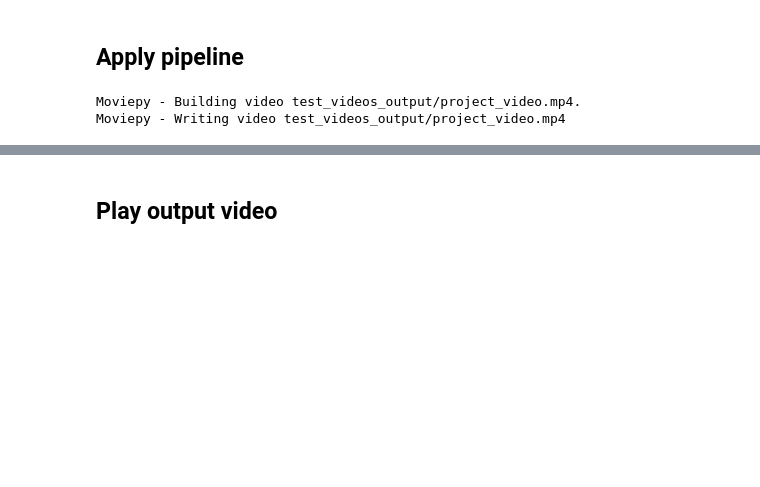
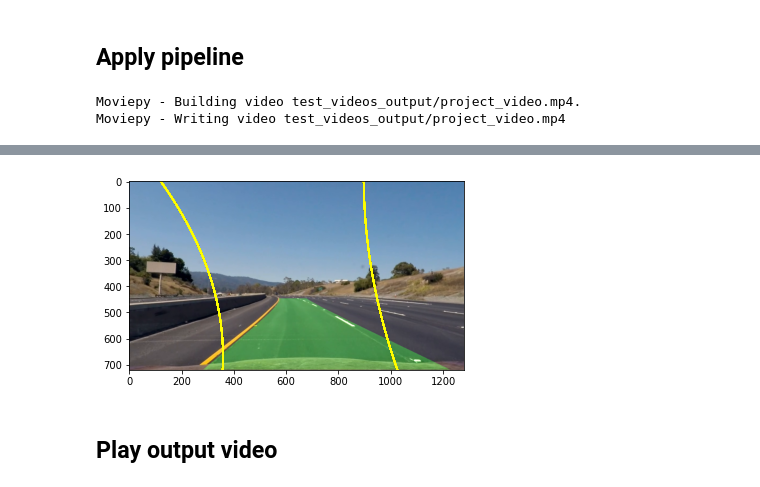
Before and after one commit to NicoBenndorf/Advanced-Lane-Detection, a Jupyter notebook: P2_CarND-Advanced-Lane-Lines.ipynb, the cells around one changed output, grey strips where cells are left out. Cells and saved outputs as stored; diff of their text form; code cells hidden in the pictures; blank space fills up the shorter version.

Commit message:
fix(video_pipeline): fix some errors that come up in pipeline use

```diff
--- a/P2_CarND-Advanced-Lane-Lines.ipynb
+++ b/P2_CarND-Advanced-Lane-Lines.ipynb
@@ -443,12 +411,14 @@ def search_around_poly(binary_warped, left_fit_last, right_fit_last):
 # %%
 # check if prior exists, or if we have to search lane from scratch
 # TODO: add case for reset if search from prior does not work
+def detect_lanes():
+    detect_lanes.counter += 1
+    if detect_lanes.counter <= 1:
+        # searching lane lines from scratch (sliding window) for startup and fallback
+        img_fittet_lanes, lanes, detect_lanes.left_fit, detect_lanes.right_fit, left_fitx, right_fitx, ploty = fit_polynomial(binary_warped)
+    else:
+        # searching lane lines from prior
+        img_fittet_lanes, lanes, detect_lanes.left_fit, detect_lanes.right_fit, left_fitx, right_fitx, ploty = search_around_poly(binary_warped, detect_lanes.left_fit, detect_lanes.right_fit)
 
-if initial_lane_search:
-    initial_lane_search = False
-    # searching lane lines from scratch (sliding window) for startup and fallback
-    img_fittet_lanes, lanes, left_fit, right_fit, left_fitx, right_fitx, ploty = fit_polynomial(binary_warped)
-else:
-    # searching lane lines from prior
-    img_fittet_lanes, lanes, left_fit, right_fit, left_fitx, right_fitx, ploty = search_around_poly(binary_warped, left_fit, right_fit)
-plt.imshow(img_fittet_lanes)
+    return img_fittet_lanes, lanes, detect_lanes.left_fit, detect_lanes.right_fit, left_fitx, right_fitx, ploty
+detect_lanes.counter = 0
@@ -458 +425,4 @@ plt.imshow(img_fittet_lanes)
+# %%
+img_fittet_lanes, lanes, left_fit, right_fit, left_fitx, right_fitx, ploty = detect_lanes()
+plt.imshow(img_fittet_lanes)
 # %% [markdown]
@@ -554,7 +518,3 @@ from moviepy.editor import VideoFileClip
 from IPython.display import HTML
 # %% [markdown]
 ## Processing pipeline
-# %%
-def process_image(image):
-
-    return
@@ -566,8 +985,8 @@ white_output = 'test_videos_output/project_video.mp4'
 ## To do so add .subclip(start_second,end_second) to the end of the line below
 ## Where start_second and end_second are integer values representing the start and end of the subclip
 ## You may also uncomment the following line for a subclip of the first 5 seconds
-# clip1 = VideoFileClip("test_videos/solidWhiteRight.mp4").subclip(0,10)
-clip1 = VideoFileClip("project_video.mp4")
+clip1 = VideoFileClip("project_video.mp4").subclip(0,3)
+# clip1 = VideoFileClip("project_video.mp4")
 white_clip = clip1.fl_image(process_image) #NOTE: this function expects color images!!
 %time white_clip.write_videofile(white_output, audio=False)
 # %% [output]
@@ -580,3 +999,4 @@ Wall time: 28.2 s
+[figure, added]
 # %% [markdown]
 ## Play output video
 # %%
```
Also changed, not shown: parts of 27 cells of this notebook.
